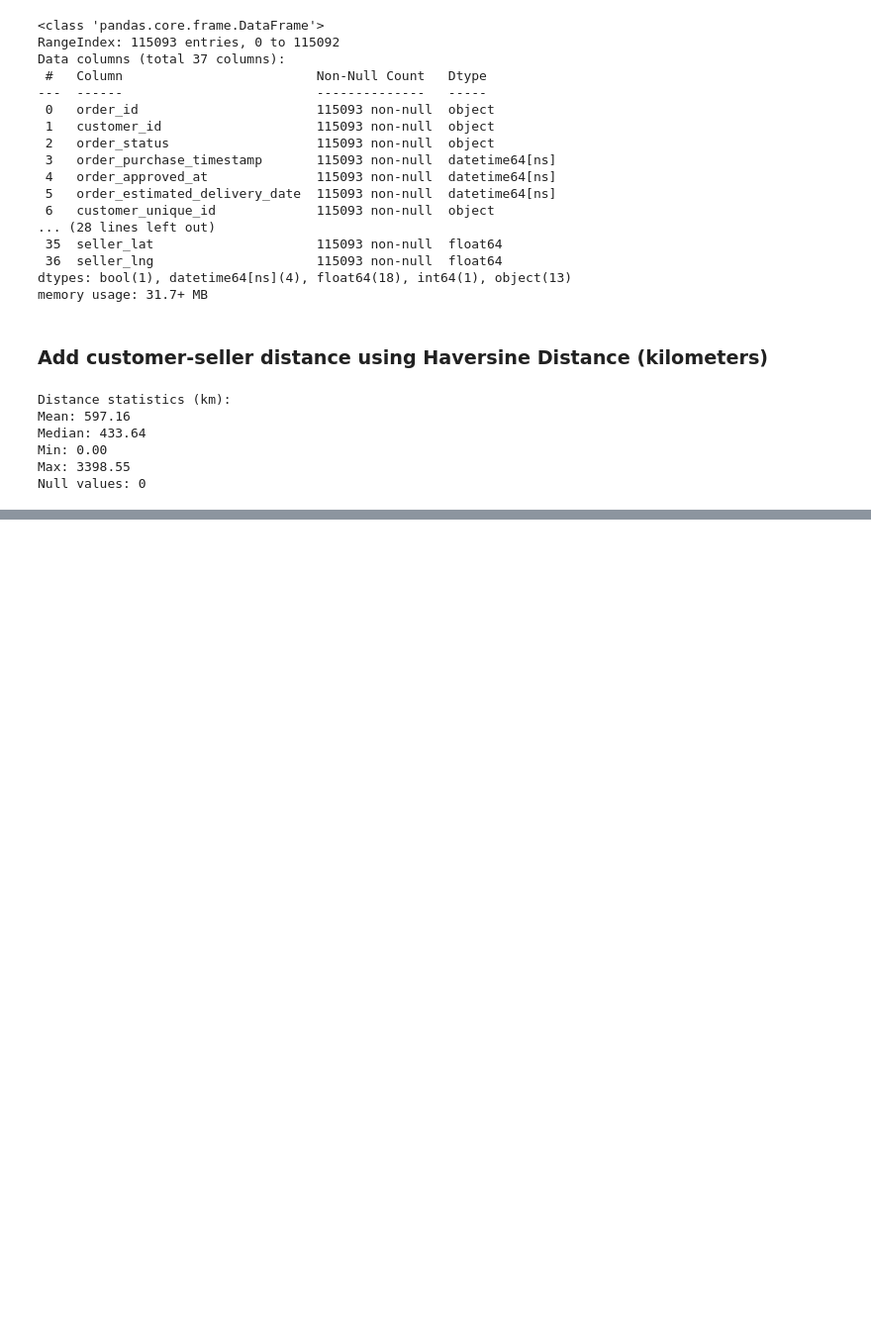
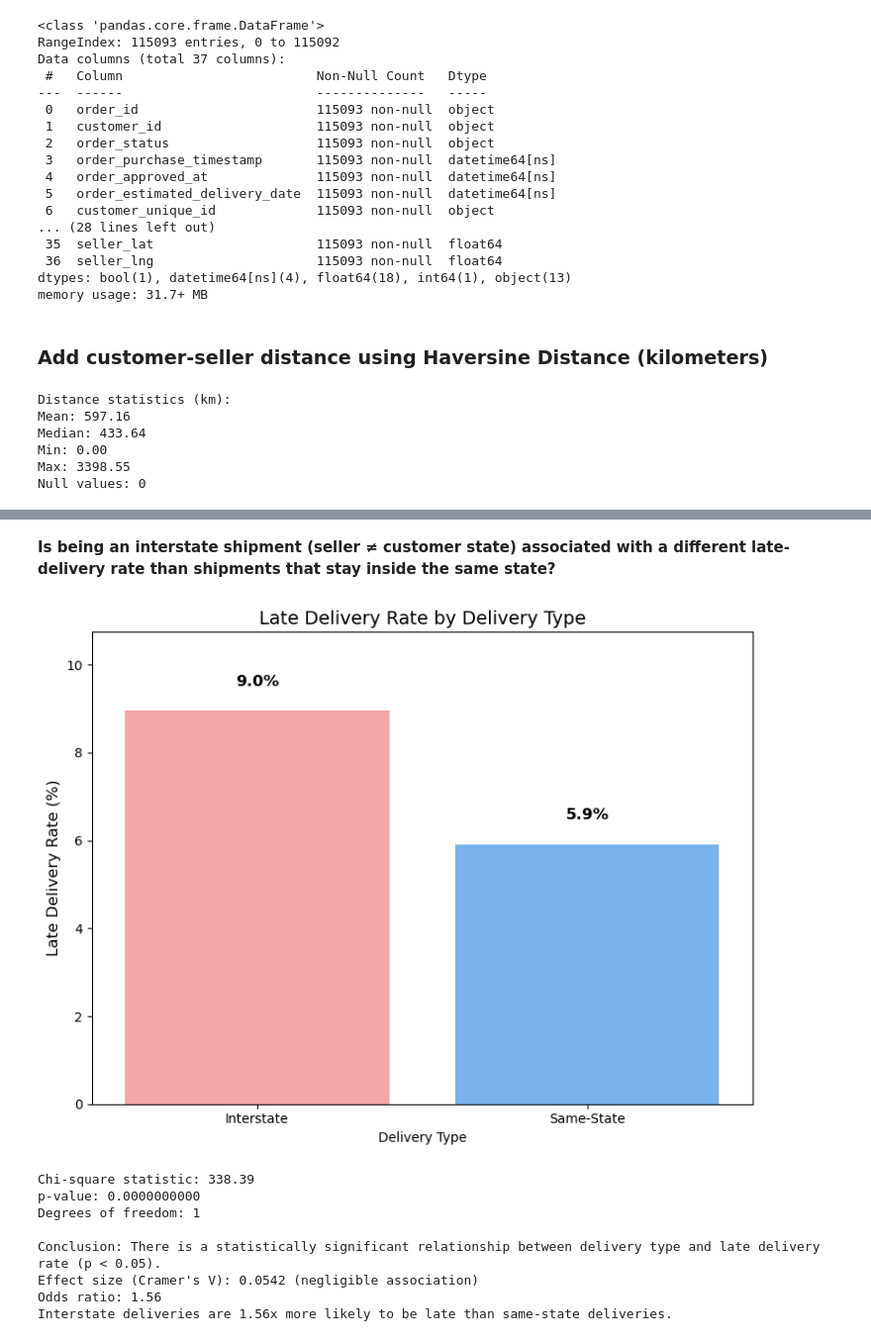
Before and after one commit to RioPramana21/Final-Project-Olist, a Jupyter notebook: preparation_notebooks/Merged ML Feature Engineering.ipynb, the cells around one changed output, grey strips where cells are left out. Shown at 99% size. Saved outputs shown, nothing was run; the diff lists cells and outputs as text; code cells hidden in the pictures; blank space fills up the shorter version.

```diff
--- a/preparation_notebooks/Merged ML Feature Engineering.ipynb
+++ b/preparation_notebooks/Merged ML Feature Engineering.ipynb
@@ -424,0 +471,80 @@ Null values: 0
+# %% [markdown]
+**Is being an interstate shipment (seller ≠ customer state) associated with a different late-delivery rate than shipments that stay inside the same state?**
+# %%
+# 1. Create a contingency table for statistical analysis
+contingency = pd.crosstab(master_olist_ml_df['same_state'], master_olist_ml_df['is_late'])
+
+# 2. Calculate late rates by delivery type
+late_rates = pd.DataFrame({
+    'Delivery Type': ['Interstate', 'Same-State'],
+    'Count': [contingency.loc[0].sum(), contingency.loc[1].sum()],
+    'Late Count': [contingency.loc[0, True], contingency.loc[1, True]],
+})
+late_rates['Late Rate'] = late_rates['Late Count'] / late_rates['Count'] * 100
+late_rates['On-time Count'] = late_rates['Count'] - late_rates['Late Count']
+
+# 3. Run a chi-square test to check for statistical significance
+chi2, p_value, dof, expected = chi2_contingency(contingency)
+
+# 4. Create visualizations to illustrate the relationship
+plt.figure(figsize=(15, 6))
+
+# 4.1 Side-by-side bar chart comparing late rates
+plt.subplot(1, 2, 1)
+sns.barplot(x='Delivery Type', y='Late Rate', data=late_rates, palette=['#ff9999', '#66b3ff'])
+plt.title('Late Delivery Rate by Delivery Type', fontsize=14)
+plt.ylabel('Late Delivery Rate (%)', fontsize=12)
+plt.ylim(0, max(late_rates['Late Rate']) * 1.2)  # Add some headroom
+
+# Add actual percentages as text labels
+for i, row in late_rates.iterrows():
+    plt.text(i, row['Late Rate'] + 0.5, f"{row['Late Rate']:.1f}%",
+             ha='center', va='bottom', fontsize=12, fontweight='bold')
+
+plt.tight_layout()
+plt.show()
+
+# 5. Print statistical analysis summary
+print(f"Chi-square statistic: {chi2:.2f}")
+print(f"p-value: {p_value:.10f}")
+print(f"Degrees of freedom: {dof}")
+
+# Helper function for interpreting Cramer's V
+def interpret_cramers_v(v):
+    if v < 0.1:
+        return "negligible association"
+    elif v < 0.2:
+        return "weak association"
+    elif v < 0.3:
+        return "moderate association"
+    elif v < 0.4:
+        return "relatively strong association"
+    else:
+        return "strong association"
+
+# Interpret the results
+alpha = 0.05
+if p_value < alpha:
+    print(f"\nConclusion: There is a statistically significant relationship between delivery type and late delivery rate (p < {alpha}).")
+
+    # Calculate the strength of the relationship (Cramer's V)
+    n = contingency.sum().sum()
+    cramer_v = np.sqrt(chi2 / (n * (min(contingency.shape) - 1)))
+    print(f"Effect size (Cramer's V): {cramer_v:.4f} ({interpret_cramers_v(cramer_v)})")
+
+    # Calculate odds ratio for interpretability
+    odds_ratio = (contingency.loc[0, True] / contingency.loc[0, False]) / (contingency.loc[1, True] / contingency.loc[1, False])
+    print(f"Odds ratio: {odds_ratio:.2f}")
+    print(f"Interstate deliveries are {odds_ratio:.2f}x more likely to be late than same-state deliveries.")
+else:
+    print(f"\nConclusion: There is NO statistically significant relationship between delivery type and late delivery rate (p > {alpha}).")
+# %% [output]
+[figure, added]
+Chi-square statistic: 338.39
+p-value: 0.0000000000
+Degrees of freedom: 1
+
+Conclusion: There is a statistically significant relationship between delivery type and late delivery rate (p < 0.05).
+Effect size (Cramer's V): 0.0542 (negligible association)
+Odds ratio: 1.56
+Interstate deliveries are 1.56x more likely to be late than same-state deliveries.
```
Also changed, not shown: parts of 9 cells of this notebook.
